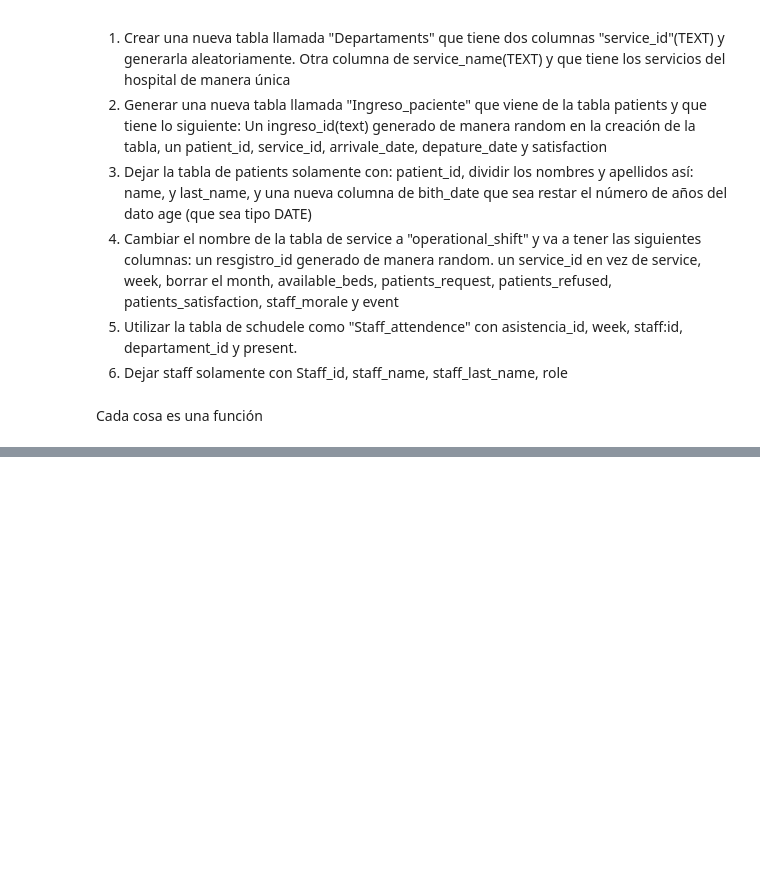
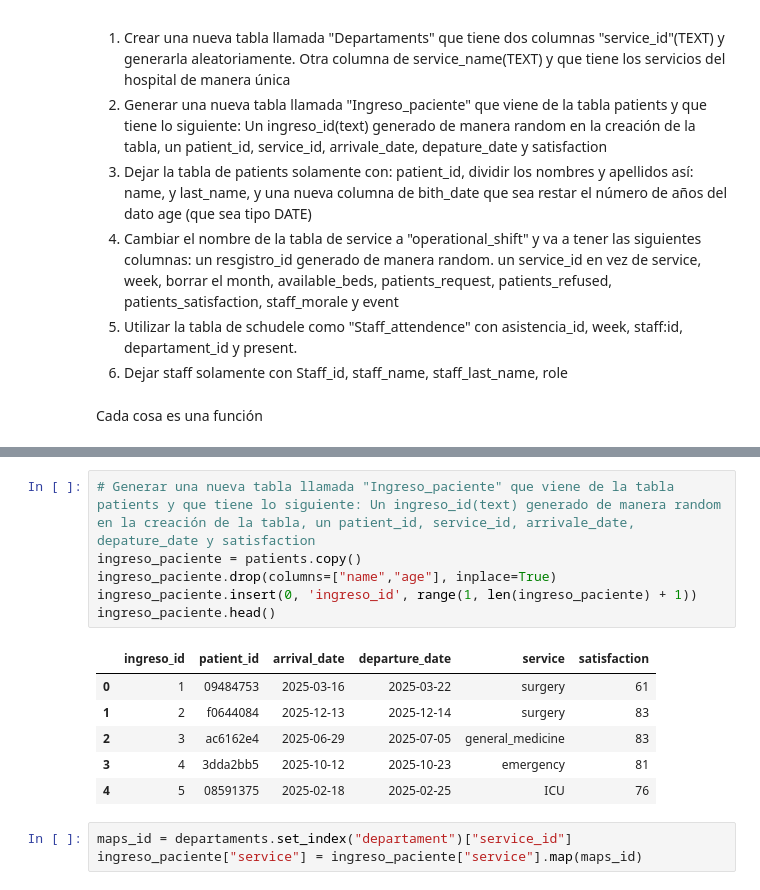
Before and after one commit to Kkatapp/sistemagestion, a Jupyter notebook: AnálisisExploratorio/PruebaTrans.ipynb, the cells around one changed output, grey strips where cells are left out. Saved outputs shown, nothing was run; the diff lists cells and outputs as text; blank space fills up the shorter version.

```diff
--- a/AnálisisExploratorio/PruebaTrans.ipynb
+++ b/AnálisisExploratorio/PruebaTrans.ipynb
@@ -38,0 +64,16 @@ NameError: name 'patient_id' is not defined
+# %%
+# Generar una nueva tabla llamada "Ingreso_paciente" que viene de la tabla patients y que tiene lo siguiente: Un ingreso_id(text) generado de manera random en la creación de la tabla, un patient_id, service_id, arrivale_date, depature_date y satisfaction
+ingreso_paciente = patients.copy()
+ingreso_paciente.drop(columns=["name","age"], inplace=True)
+ingreso_paciente.insert(0, 'ingreso_id', range(1, len(ingreso_paciente) + 1))
+ingreso_paciente.head()
+# %% [output]
+|  | ingreso_id | patient_id | arrival_date | departure_date | service | satisfaction |
+| 0 | 1 | 09484753 | 2025-03-16 | 2025-03-22 | surgery | 61 |
+| 1 | 2 | f0644084 | 2025-12-13 | 2025-12-14 | surgery | 83 |
+| 2 | 3 | ac6162e4 | 2025-06-29 | 2025-07-05 | general_medicine | 83 |
+| 3 | 4 | 3dda2bb5 | 2025-10-12 | 2025-10-23 | emergency | 81 |
+| 4 | 5 | 08591375 | 2025-02-18 | 2025-02-25 | ICU | 76 |
+# %%
+maps_id = departaments.set_index("departament")["service_id"]
+ingreso_paciente["service"] = ingreso_paciente["service"].map(maps_id)
```
Also changed, not shown: parts of 22 cells of this notebook, 11 other files.
